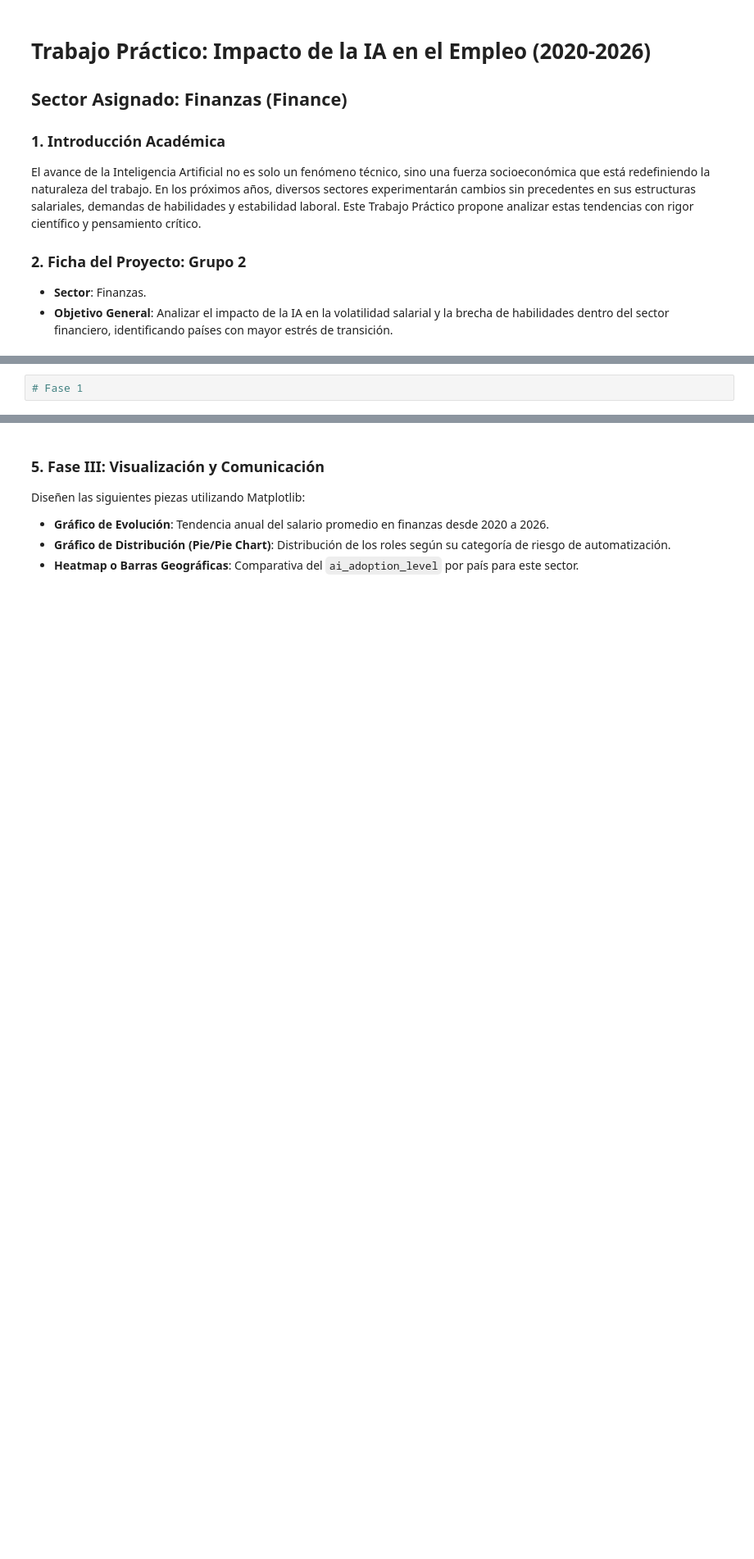
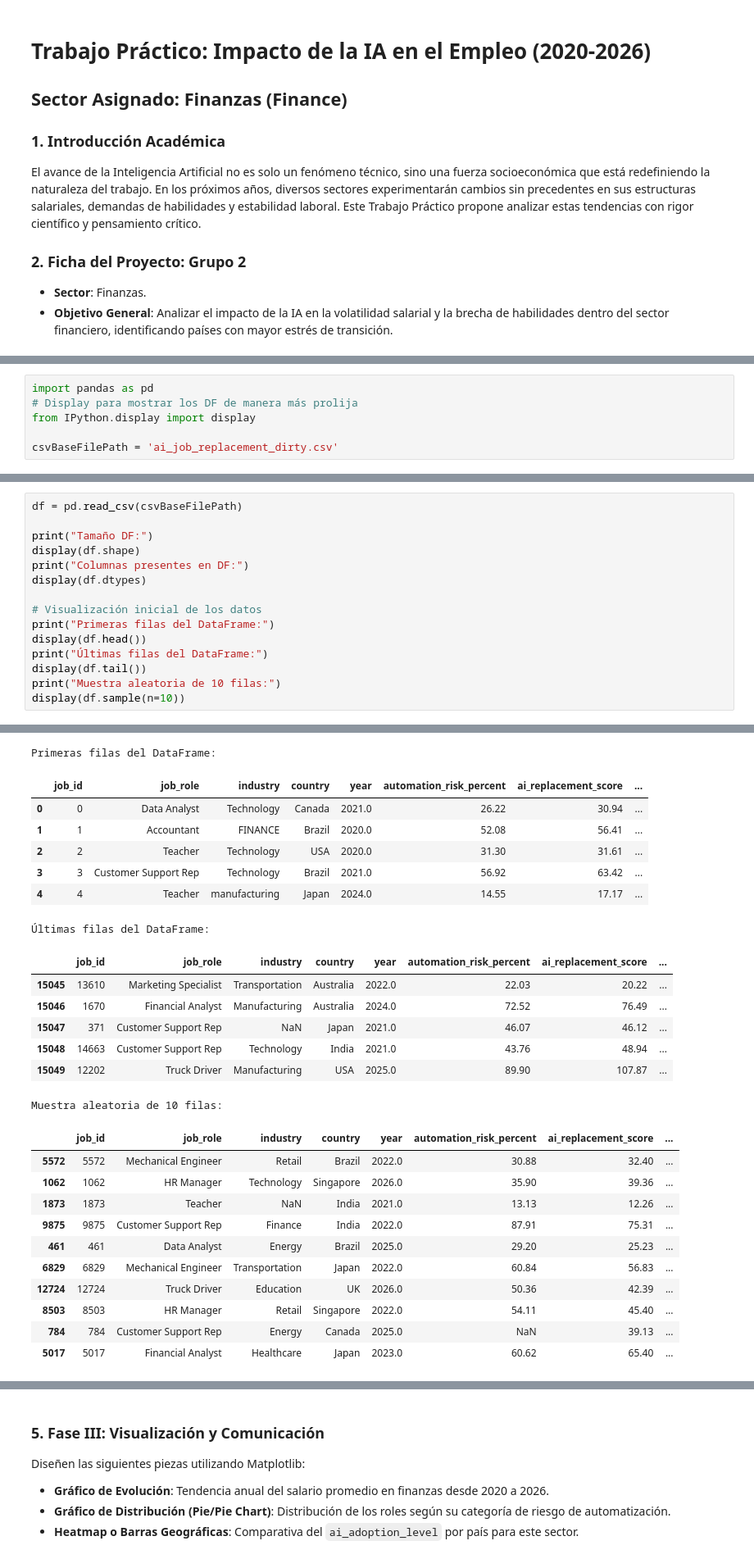
Before and after one commit to AuDibu/TPFundCienciaDatosG2UNAHUR2C2026, a Jupyter notebook: TP-FundamentosCienciasDatos.ipynb, the cells around one changed output, grey strips where cells are left out. Shown at 82% size. Cells and saved outputs as stored; diff of their text form; blank space fills up the shorter version.

Commit message:
Fase 1: Limpieza de código inicial

```diff
--- a/TP-FundamentosCienciasDatos.ipynb
+++ b/TP-FundamentosCienciasDatos.ipynb
@@ -17,2 +13,6 @@ Ustedes trabajarán con la fuente de datos `ai_job_replacement_dirty.csv`. **Adv
 # %%
-# Fase 1
+import pandas as pd
+# Display para mostrar los DF de manera más prolija
+from IPython.display import display
+
+csvBaseFilePath = 'ai_job_replacement_dirty.csv'
@@ -18,0 +27,16 @@ Ustedes trabajarán con la fuente de datos `ai_job_replacement_dirty.csv`. **Adv
+# %%
+df = pd.read_csv(csvBaseFilePath)
+
+print("Tamaño DF:")
+display(df.shape)
+print("Columnas presentes en DF:")
+display(df.dtypes)
+
+# Visualización inicial de los datos
+print("Primeras filas del DataFrame:")
+display(df.head())
+print("Últimas filas del DataFrame:")
+display(df.tail())
+print("Muestra aleatoria de 10 filas:")
+display(df.sample(n=10))
+# %% [output]
@@ -18,0 +63,26 @@ Ustedes trabajarán con la fuente de datos `ai_job_replacement_dirty.csv`. **Adv
+Primeras filas del DataFrame:
+|  | job_id | job_role | industry | country | year | automation_risk_percent | ai_replacement_score | ... |
+| 0 | 0 | Data Analyst | Technology | Canada | 2021.0 | 26.22 | 30.94 | ... |
+| 1 | 1 | Accountant | FINANCE | Brazil | 2020.0 | 52.08 | 56.41 | ... |
+| 2 | 2 | Teacher | Technology | USA | 2020.0 | 31.30 | 31.61 | ... |
+| 3 | 3 | Customer Support Rep | Technology | Brazil | 2021.0 | 56.92 | 63.42 | ... |
+| 4 | 4 | Teacher | manufacturing | Japan | 2024.0 | 14.55 | 17.17 | ... |
+Últimas filas del DataFrame:
+|  | job_id | job_role | industry | country | year | automation_risk_percent | ai_replacement_score | ... |
+| 15045 | 13610 | Marketing Specialist | Transportation | Australia | 2022.0 | 22.03 | 20.22 | ... |
+| 15046 | 1670 | Financial Analyst | Manufacturing | Australia | 2024.0 | 72.52 | 76.49 | ... |
+| 15047 | 371 | Customer Support Rep | NaN | Japan | 2021.0 | 46.07 | 46.12 | ... |
+| 15048 | 14663 | Customer Support Rep | Technology | India | 2021.0 | 43.76 | 48.94 | ... |
+| 15049 | 12202 | Truck Driver | Manufacturing | USA | 2025.0 | 89.90 | 107.87 | ... |
+Muestra aleatoria de 10 filas:
+|  | job_id | job_role | industry | country | year | automation_risk_percent | ai_replacement_score | ... |
+| 5572 | 5572 | Mechanical Engineer | Retail | Brazil | 2022.0 | 30.88 | 32.40 | ... |
+| 1062 | 1062 | HR Manager | Technology | Singapore | 2026.0 | 35.90 | 39.36 | ... |
+| 1873 | 1873 | Teacher | NaN | India | 2021.0 | 13.13 | 12.26 | ... |
+| 9875 | 9875 | Customer Support Rep | Finance | India | 2022.0 | 87.91 | 75.31 | ... |
+| 461 | 461 | Data Analyst | Energy | Brazil | 2025.0 | 29.20 | 25.23 | ... |
+| 6829 | 6829 | Mechanical Engineer | Transportation | Japan | 2022.0 | 60.84 | 56.83 | ... |
+| 12724 | 12724 | Truck Driver | Education | UK | 2026.0 | 50.36 | 42.39 | ... |
+| 8503 | 8503 | HR Manager | Retail | Singapore | 2022.0 | 54.11 | 45.40 | ... |
+| 784 | 784 | Customer Support Rep | Energy | Canada | 2025.0 | NaN | 39.13 | ... |
+| 5017 | 5017 | Financial Analyst | Healthcare | Japan | 2023.0 | 60.62 | 65.40 | ... |
```
Also changed, not shown: parts of 8 cells of this notebook.
